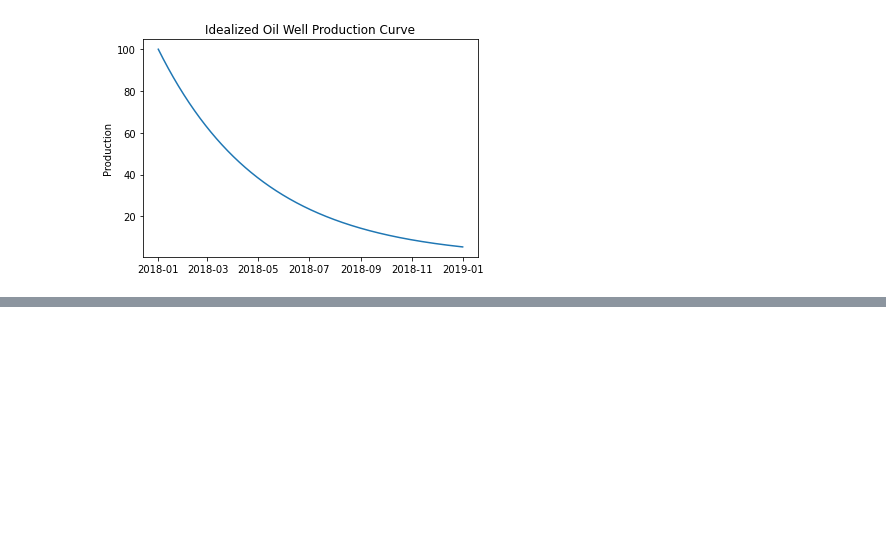
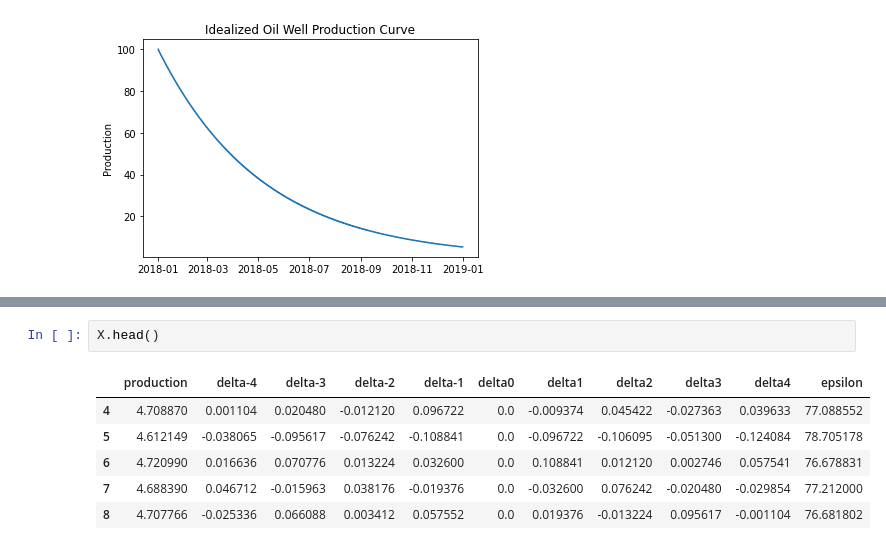
Before and after one commit to ljbelenky/decline, a Jupyter notebook: Production Modeling.ipynb, the cells around one changed output, grey strips where cells are left out. Cells and saved outputs as stored; diff of their text form; blank space fills up the shorter version.

```diff
--- a/Production Modeling.ipynb
+++ b/Production Modeling.ipynb
@@ -140,0 +141,9 @@ See the caveats in the documentation: https://pandas.pydata.org/pandas-docs/stab
+# %%
+X.head()
+# %% [output]
+|  | production | delta-4 | delta-3 | delta-2 | delta-1 | delta0 | delta1 | delta2 | delta3 | delta4 | epsilon |
+| 4 | 4.708870 | 0.001104 | 0.020480 | -0.012120 | 0.096722 | 0.0 | -0.009374 | 0.045422 | -0.027363 | 0.039633 | 77.088552 |
+| 5 | 4.612149 | -0.038065 | -0.095617 | -0.076242 | -0.108841 | 0.0 | -0.096722 | -0.106095 | -0.051300 | -0.124084 | 78.705178 |
+| 6 | 4.720990 | 0.016636 | 0.070776 | 0.013224 | 0.032600 | 0.0 | 0.108841 | 0.012120 | 0.002746 | 0.057541 | 76.678831 |
+| 7 | 4.688390 | 0.046712 | -0.015963 | 0.038176 | -0.019376 | 0.0 | -0.032600 | 0.076242 | -0.020480 | -0.029854 | 77.212000 |
+| 8 | 4.707766 | -0.025336 | 0.066088 | 0.003412 | 0.057552 | 0.0 | 0.019376 | -0.013224 | 0.095617 | -0.001104 | 76.681802 |
```
Also changed, not shown: parts of 21 cells of this notebook.
